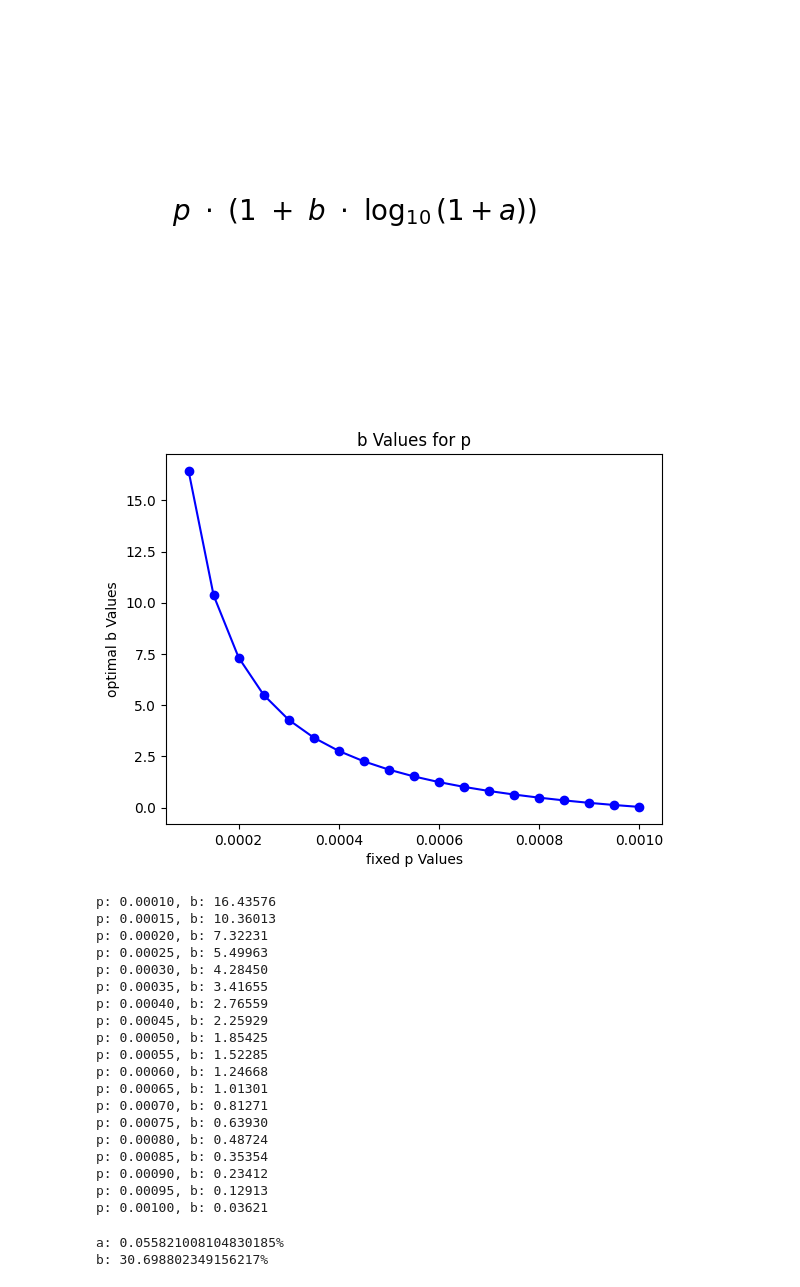
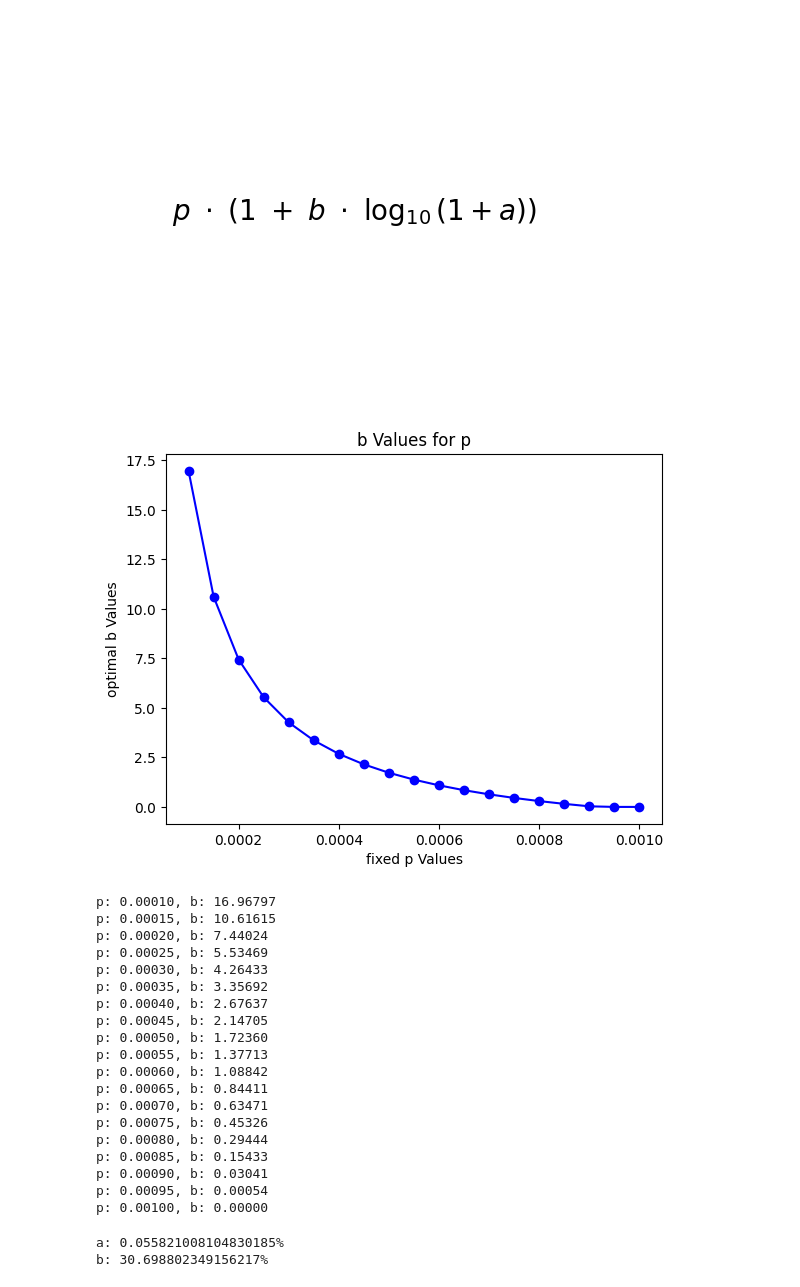
Before and after one commit to Q110722/fragsDR, a Jupyter notebook: Untitled.ipynb, the cells around one changed output. Cells and saved outputs as stored; diff of their text form; code cells hidden in the pictures.

```diff
--- a/Untitled.ipynb
+++ b/Untitled.ipynb
@@ -347,7 +347,7 @@ plt.show()
 import numpy as np
 from scipy.optimize import curve_fit
 import matplotlib.pyplot as plt
-
+"""
 # 마리수 임시 합병용 데이터
 n = 9000
 n2 = 9500
@@ -364,56 +364,86 @@ mob_counts = np.array([n, n, n2, n2, n3, n3, n4, n5])
 all_a_values = np.concatenate([a, data_add_inven_2366485])
 all_item_counts = np.concatenate([item_counts, fourth_column_frags_values / 4])
 all_mob_counts = np.concatenate([mob_counts, sixth_column_values / 4])
+"""
+# 마리수 임시 합병용 데이터
+n = 9000
+n2 = 9500
+n3 = 1630 * 5
+n4 = 1760 * 5
+n5 = 1920 * 5
+w1 = 350
+w2 = 300 #https://www.inven.co.kr/board/maple/5974/3220174
+w3 = int(500000/9500)
+w4 = int(150000/9500) #2024-01-21 19:17:26
+w5 = 68
+w6 = 53
+w7 = 52
+w8 = 48 #https://www.inven.co.kr/board/maple/5746/232328
+
+# 데이터. 드랍, 조각, 마리수
+a = np.array([1.26, 2.34, 2.76, 3.26, 1.54, 1.74, 1.94, 2.64])
+item_counts = np.array([7.04, 8.4, 10.5, 11.6, 432 / w5, 383 / w6, 423 / w7, 446 / w8])
+mob_counts = np.array([n, n, n2, n2, n3, n3, n4, n5])
+
+weights = np.array([w1,w2,w3,w4,w5,w6,w7,w8])
+a_w = np.repeat(a,repeats=weights)
+item_counts_w = np.repeat(item_counts,repeats=weights)
+mob_counts_w = np.repeat(mob_counts,repeats=weights)
+
+# 데이터 병합
+all_a_values = np.concatenate([a_w, data_add_inven_2366485])
+all_item_counts = np.concatenate([item_counts_w, fourth_column_frags_values / 4])
+all_mob_counts = np.concatenate([mob_counts_w, sixth_column_values / 4])
 
 # p 골라보기
 p_values = np.linspace(0.0001, 0.001, 19)
 
 # 결과 저장
 optimal_b_values = []
 p_b_pairs = []
 
 # 각 p값에 대해 최적의 b를 찾음
 for p_fixed in p_values:
     final_probabilities = all_item_counts / all_mob_counts
 
     def final_probability_model(a, b):
         return p_fixed * (1 + b * np.log10(a + 1))
 
 # 최소 자승법
     popt, pcov = curve_fit(final_probability_model, all_a_values, final_probabilities, bounds=(0, np.inf))
     optimal_b = popt[0]
     optimal_b_values.append(optimal_b)
     p_b_pairs.append((p_fixed, optimal_b))
 
 # 그래프 출력
 plt.plot(p_values, optimal_b_values, marker='o', linestyle='-', color='blue')
 plt.xlabel('fixed p Values')
 plt.ylabel('optimal b Values')
 plt.title('b Values for p')
 plt.show()
 for p, b in p_b_pairs:
     print(f"p: {p:.5f}, b: {b:.5f}")
 # %% [output]
-[figure, old version]
+[figure, new version]
-p: 0.00010, b: 16.43576
-p: 0.00015, b: 10.36013
-p: 0.00020, b: 7.32231
-p: 0.00025, b: 5.49963
-p: 0.00030, b: 4.28450
-p: 0.00035, b: 3.41655
-p: 0.00040, b: 2.76559
-p: 0.00045, b: 2.25929
-p: 0.00050, b: 1.85425
-p: 0.00055, b: 1.52285
-p: 0.00060, b: 1.24668
-p: 0.00065, b: 1.01301
-p: 0.00070, b: 0.81271
-p: 0.00075, b: 0.63930
-p: 0.00080, b: 0.48724
-p: 0.00085, b: 0.35354
-p: 0.00090, b: 0.23412
-p: 0.00095, b: 0.12913
-p: 0.00100, b: 0.03621
+p: 0.00010, b: 16.96797
+p: 0.00015, b: 10.61615
+p: 0.00020, b: 7.44024
+p: 0.00025, b: 5.53469
+p: 0.00030, b: 4.26433
+p: 0.00035, b: 3.35692
+p: 0.00040, b: 2.67637
+p: 0.00045, b: 2.14705
+p: 0.00050, b: 1.72360
+p: 0.00055, b: 1.37713
+p: 0.00060, b: 1.08842
+p: 0.00065, b: 0.84411
+p: 0.00070, b: 0.63471
+p: 0.00075, b: 0.45326
+p: 0.00080, b: 0.29444
+p: 0.00085, b: 0.15433
+p: 0.00090, b: 0.03041
+p: 0.00095, b: 0.00054
+p: 0.00100, b: 0.00000
 # %%
 import numpy as np
 import matplotlib.pyplot as plt
```
